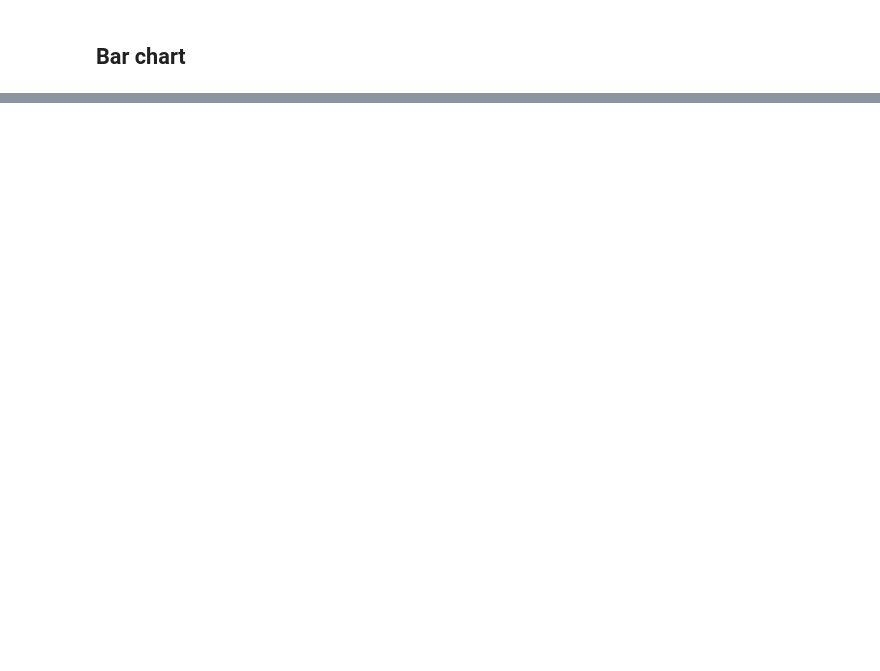
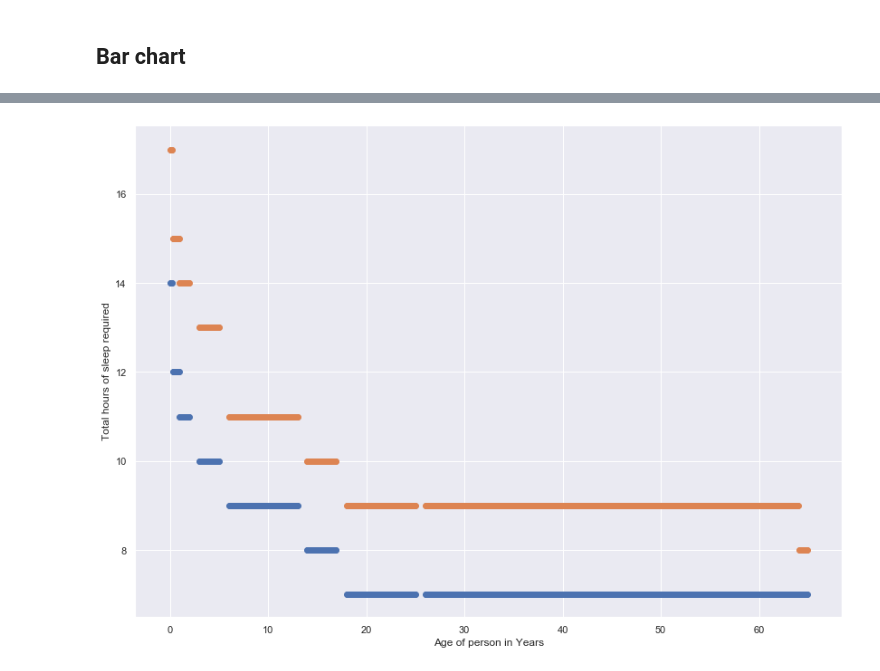
Before and after one commit to romandek/EDA-Charts, a Jupyter notebook: Charts.ipynb, the cells around one changed output, grey strips where cells are left out. Saved outputs shown, nothing was run; the diff lists cells and outputs as text; code cells hidden in the pictures; blank space fills up the shorter version.

```diff
--- a/Charts.ipynb
+++ b/Charts.ipynb
@@ -113,0 +116,6 @@ plt.show()
+# %%
+column_labels = ['age','min_recommended', 'max_recommended', 'may_be_appropriate_min', 'may_be_appropriate_max', 'min_not_recommended', 'max_not_recommended']
+sleep_df = pd.read_csv('https://raw.githubusercontent.com/PacktPublishing/hands-on-exploratory-data-analysis-with-python/master/Chapter%202/sleep_vs_age.csv')
+sleep_df.head(10)
+sleep_df = sleep_df.iloc[:, 1:]
+sleep_df.head(10)
@@ -113,0 +134,14 @@ plt.show()
+# %%
+import seaborn as sns
+import matplotlib.pyplot as plt
+
+sns.set()
+
+# A regular scatter plot
+plt.scatter(x=sleep_df["age"]/12., y=sleep_df["min_recommended"])
+plt.scatter(x=sleep_df["age"]/12., y=sleep_df['max_recommended'])
+plt.xlabel('Age of person in Years')
+plt.ylabel('Total hours of sleep required')
+plt.show()
+# %% [output]
+[figure, added]
```
Also changed, not shown: parts of 32 cells of this notebook.
